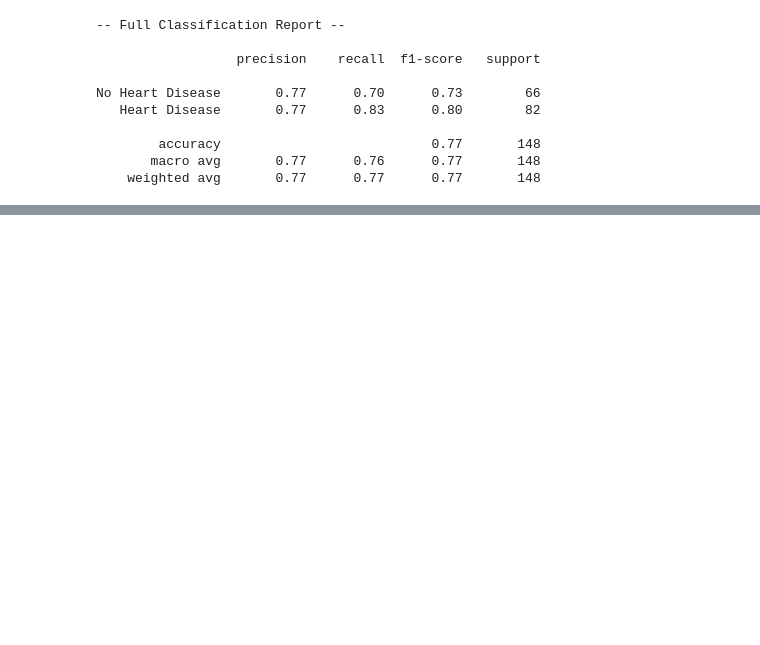
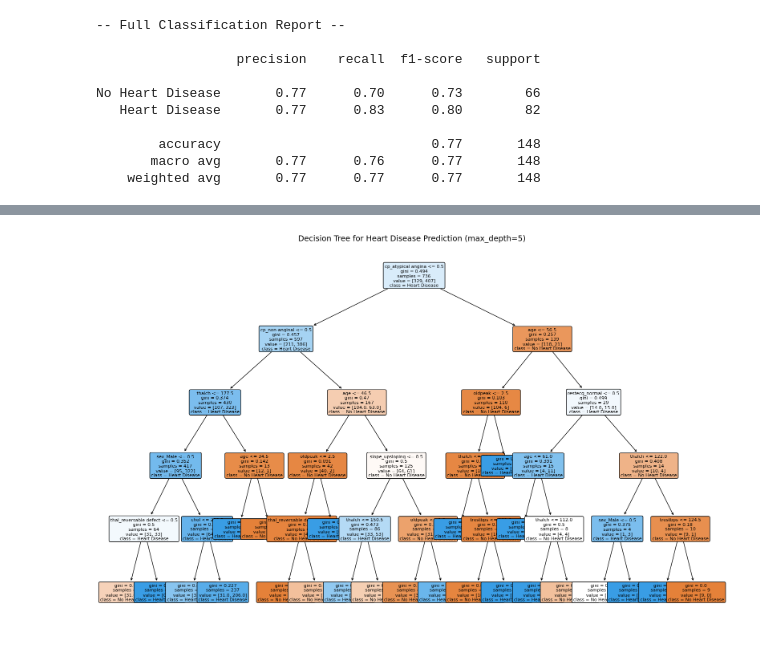
Before and after one commit to Team2sn/SPARK-TEAM-2-SENEGAL, a Jupyter notebook: Hackaton week 6/notebooks/spark-2026-heart_disease-notebook.ipynb, the cells around one changed output, grey strips where cells are left out. Saved outputs shown, nothing was run; the diff lists cells and outputs as text; code cells hidden in the pictures; blank space fills up the shorter version.

```diff
--- a/Hackaton week 6/notebooks/spark-2026-heart_disease-notebook.ipynb
+++ b/Hackaton week 6/notebooks/spark-2026-heart_disease-notebook.ipynb
@@ -641,0 +605,34 @@ Please also refer to the documentation for alternative solver options:
+# %%
+# ===============================================
+# DECISION TREE — Heart Disease Classification
+# ===============================================
+
+X = features
+y = target
+
+clf = DecisionTreeClassifier(criterion='gini', max_depth=5, random_state=42)
+
+# Cross-validation
+cv = StratifiedKFold(n_splits=5, shuffle=True, random_state=42)
+cv_accuracy = cross_val_score(clf, X, y, cv=cv, scoring='accuracy')
+cv_precision = cross_val_score(clf, X, y, cv=cv, scoring='precision')
+cv_recall = cross_val_score(clf, X, y, cv=cv, scoring='recall')
+cv_f1 = cross_val_score(clf, X, y, cv=cv, scoring='f1')
+
+# Cross-validation predictions for confusion matrix
+y_pred_cv = cross_val_predict(clf, X, y, cv=cv)
+conf_matrix_dt = confusion_matrix(y, y_pred_cv)
+
+print("═" * 55)
+print("  DECISION TREE 5-Fold Cross-Validation Results")
+print("═" * 55)
+print(f"  Mean Accuracy  : {cv_accuracy.mean():.4f}  ±   {cv_accuracy.std():.4f}")
+print(f"  Mean Precision : {cv_precision.mean():.4f} ±   {cv_precision.std():.4f}")
+print(f"  Mean Recall    : {cv_recall.mean():.4f}    ±   {cv_recall.std():.4f}")
+print(f"  Mean F1-Score  : {cv_f1.mean():.4f}        ±   {cv_f1.std():.4f}")
+print("═" * 55)
+
+print("\n -- Confusion Matrix (aggregated from all CV folds) --")
+print(conf_matrix_dt)
+print("\n       -- Classification Report --")
+print(classification_report(y, y_pred_cv, target_names=['No Heart Disease', 'Heart Disease']))
@@ -641,0 +657,12 @@ Please also refer to the documentation for alternative solver options:
+# %%
+# --- Visualise the Decision Tree ---
+clf.fit(X, y)
+fig, ax = plt.subplots(figsize=(16, 10))
+plot_tree(clf, feature_names=features.columns,
+          class_names=['No Heart Disease', 'Heart Disease'],
+          filled=True, rounded=True, ax=ax, fontsize=8)
+ax.set_title('Decision Tree for Heart Disease Prediction (max_depth=5)', fontsize=14)
+plt.tight_layout()
+plt.show()
+# %% [output]
+[figure, added]
```
Also changed, not shown: parts of 12 cells of this notebook.
